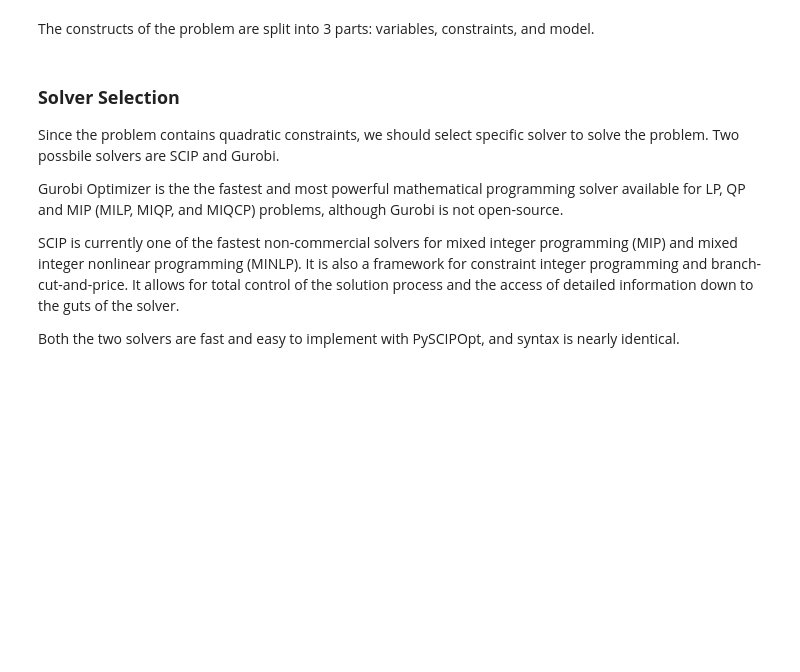
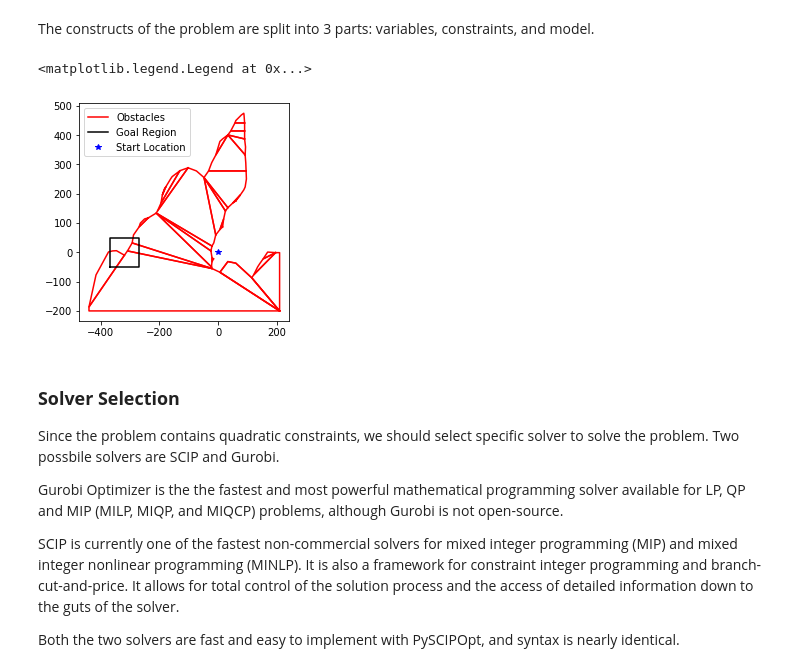
Before and after one commit to mschoder/autonomous-motion-planning, a Jupyter notebook: Team 4 - Motion Planning - V1.ipynb, the cells around one changed output. Drawn from its saved outputs; the diff is of its cells as text; code cells hidden in the pictures; blank space fills up the shorter version.

Commit message:
add json obstacle stuff

```diff
--- a/Team 4 - Motion Planning - V1.ipynb
+++ b/Team 4 - Motion Planning - V1.ipynb
@@ -504,6 +505,29 @@ model.optimize()
 sol = model.getBestSol()
 print("x: {}".format(sol[x]))
 print("y: {}".format(sol[y]))
+# %%
+# Test JSON obstacle file
+
+with open('notamoon.json') as f:
+    ex_json_dict = json.load(f)
+plt.figure()
+
+for obs in ex_json_dict['obstacles']:
+    coord = np.array(obs['geometry']['coordinates'])
+    plt.plot(coord[:,0],coord[:,1],'-r')
+
+plt.gca().set_aspect('equal','box')
+plt.draw()
+line1,= plt.plot(coord[:,0],coord[:,1],'-r',label='Obstacles')
+
+coord = np.array(ex_json_dict['goal']['geometry']['coordinates'])
+line2,=plt.plot(coord[:,0],coord[:,1],'k-',label='Goal Region')
+
+line3,=plt.plot(0,0,'*b',label='Start Location')
+plt.legend(handles=[line1,line2,line3],loc='best')
+# %% [output]
+<matplotlib.legend.Legend at 0x...>
+[figure, added]
 # %% [markdown]
 ### **Solver Selection**
 
```
Also changed, not shown: parts of 1 cell of this notebook, 1 other file.
